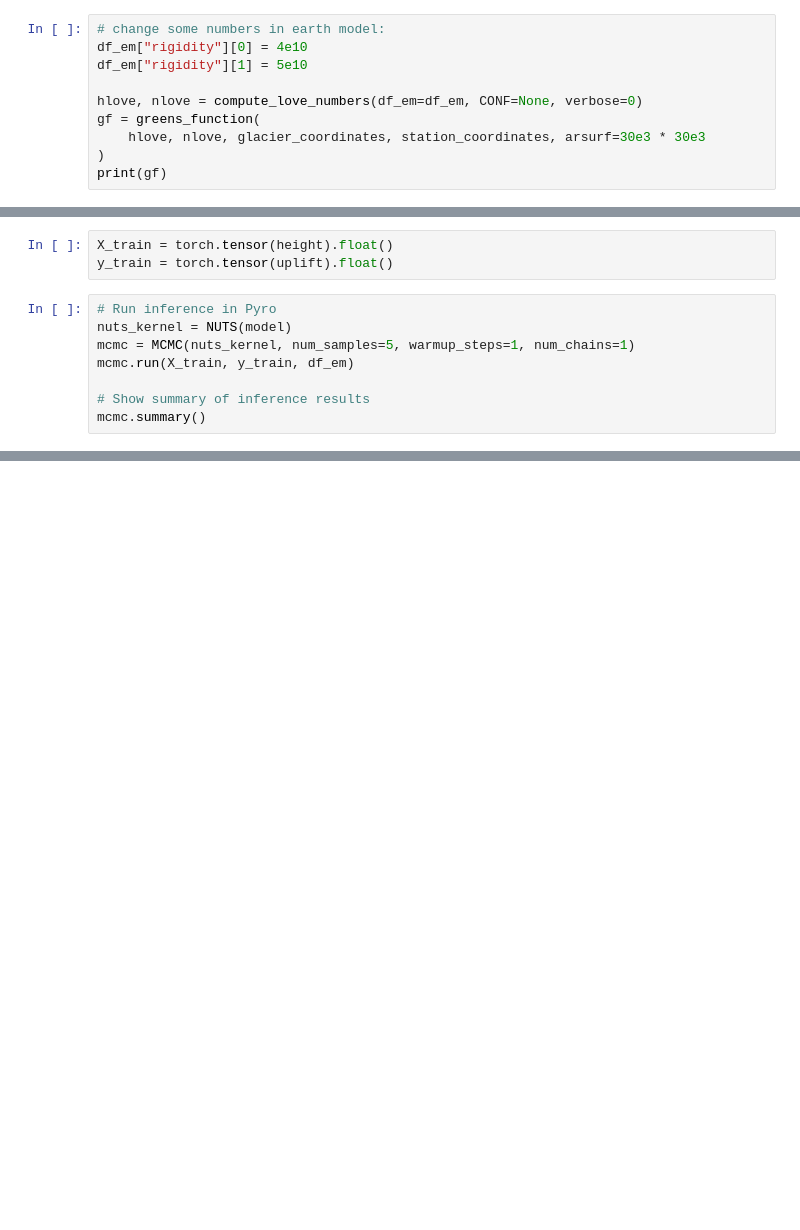
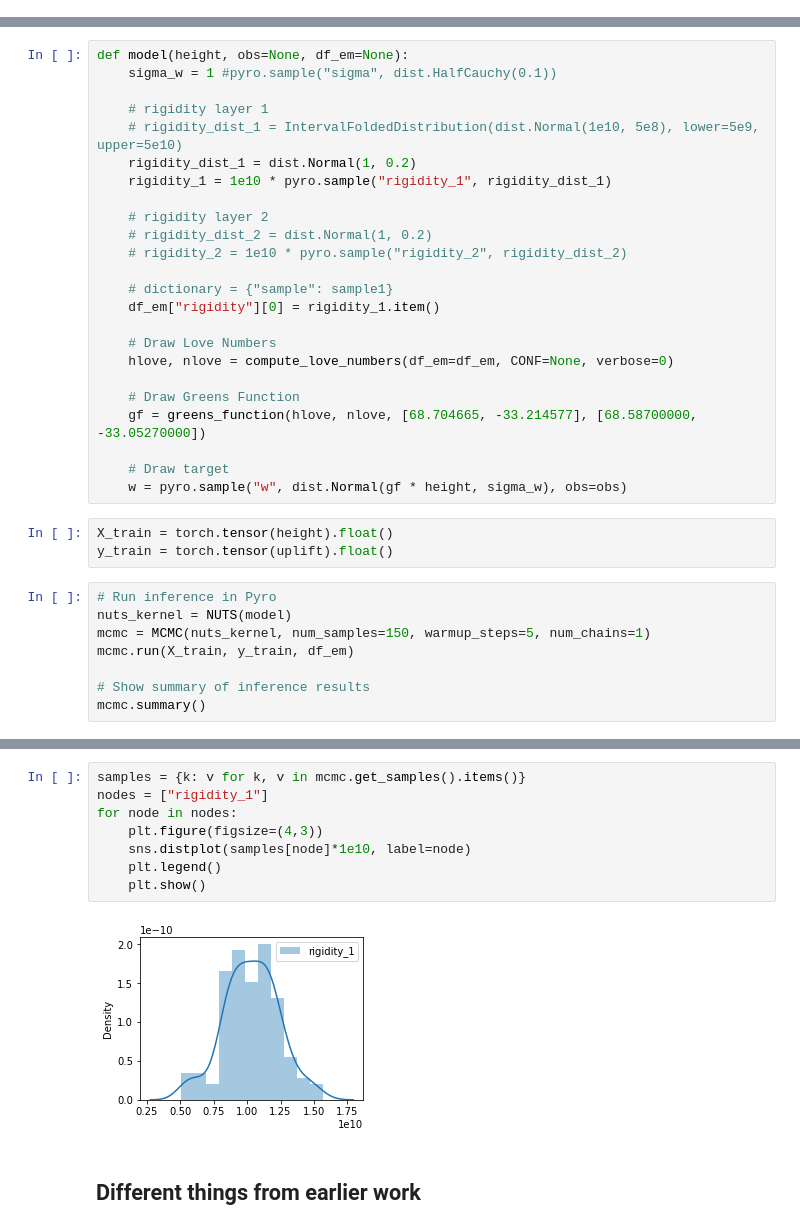
Before and after one commit to eyhl/premis, a Jupyter notebook: notebooks/pyro_model.ipynb, the cells around one changed output, grey strips where cells are left out. Cells and saved outputs as stored; diff of their text form; blank space fills up the shorter version.

Commit message:
v0 of working model notebook + height in mm in df

```diff
--- a/notebooks/pyro_model.ipynb
+++ b/notebooks/pyro_model.ipynb
@@ -71,10 +59,0 @@ print(gf)
-# %%
-# change some numbers in earth model:
-df_em["rigidity"][0] = 4e10
-df_em["rigidity"][1] = 5e10
-
-hlove, nlove = compute_love_numbers(df_em=df_em, CONF=None, verbose=0)
-gf = greens_function(
-    hlove, nlove, glacier_coordinates, station_coordinates, arsurf=30e3 * 30e3
-)
-print(gf)
@@ -146,10 +60,34 @@ def model(height, obs=None, df_em=None):
+# %%
+def model(height, obs=None, df_em=None):
+    sigma_w = 1 #pyro.sample("sigma", dist.HalfCauchy(0.1))
+
+    # rigidity layer 1
+    # rigidity_dist_1 = IntervalFoldedDistribution(dist.Normal(1e10, 5e8), lower=5e9, upper=5e10)
+    rigidity_dist_1 = dist.Normal(1, 0.2)
+    rigidity_1 = 1e10 * pyro.sample("rigidity_1", rigidity_dist_1)
+
+    # rigidity layer 2
+    # rigidity_dist_2 = dist.Normal(1, 0.2)
+    # rigidity_2 = 1e10 * pyro.sample("rigidity_2", rigidity_dist_2)
+
+    # dictionary = {"sample": sample1}
+    df_em["rigidity"][0] = rigidity_1.item()
+
+    # Draw Love Numbers
+    hlove, nlove = compute_love_numbers(df_em=df_em, CONF=None, verbose=0)
+
+    # Draw Greens Function
+    gf = greens_function(hlove, nlove, [68.704665, -33.214577], [68.58700000, -33.05270000])
+
+    # Draw target
+    w = pyro.sample("w", dist.Normal(gf * height, sigma_w), obs=obs)
 # %%
 X_train = torch.tensor(height).float()
 y_train = torch.tensor(uplift).float()
 # %%
 # Run inference in Pyro
 nuts_kernel = NUTS(model)
-mcmc = MCMC(nuts_kernel, num_samples=5, warmup_steps=1, num_chains=1)
+mcmc = MCMC(nuts_kernel, num_samples=150, warmup_steps=5, num_chains=1)
 mcmc.run(X_train, y_train, df_em)
 
 # Show summary of inference results
@@ -233,0 +100,12 @@ def taboo(j: int, e_l: float, e_um: float, e_lm: float) -> np.ndarray:
+# %%
+samples = {k: v for k, v in mcmc.get_samples().items()}
+nodes = ["rigidity_1"]
+for node in nodes:
+    plt.figure(figsize=(4,3))
+    sns.distplot(samples[node]*1e10, label=node)
+    plt.legend()
+    plt.show()
+# %% [output]
+[figure, added]
+# %% [markdown]
+## Different things from earlier work
```
Also changed, not shown: parts of 19 cells of this notebook, 1 other file.
